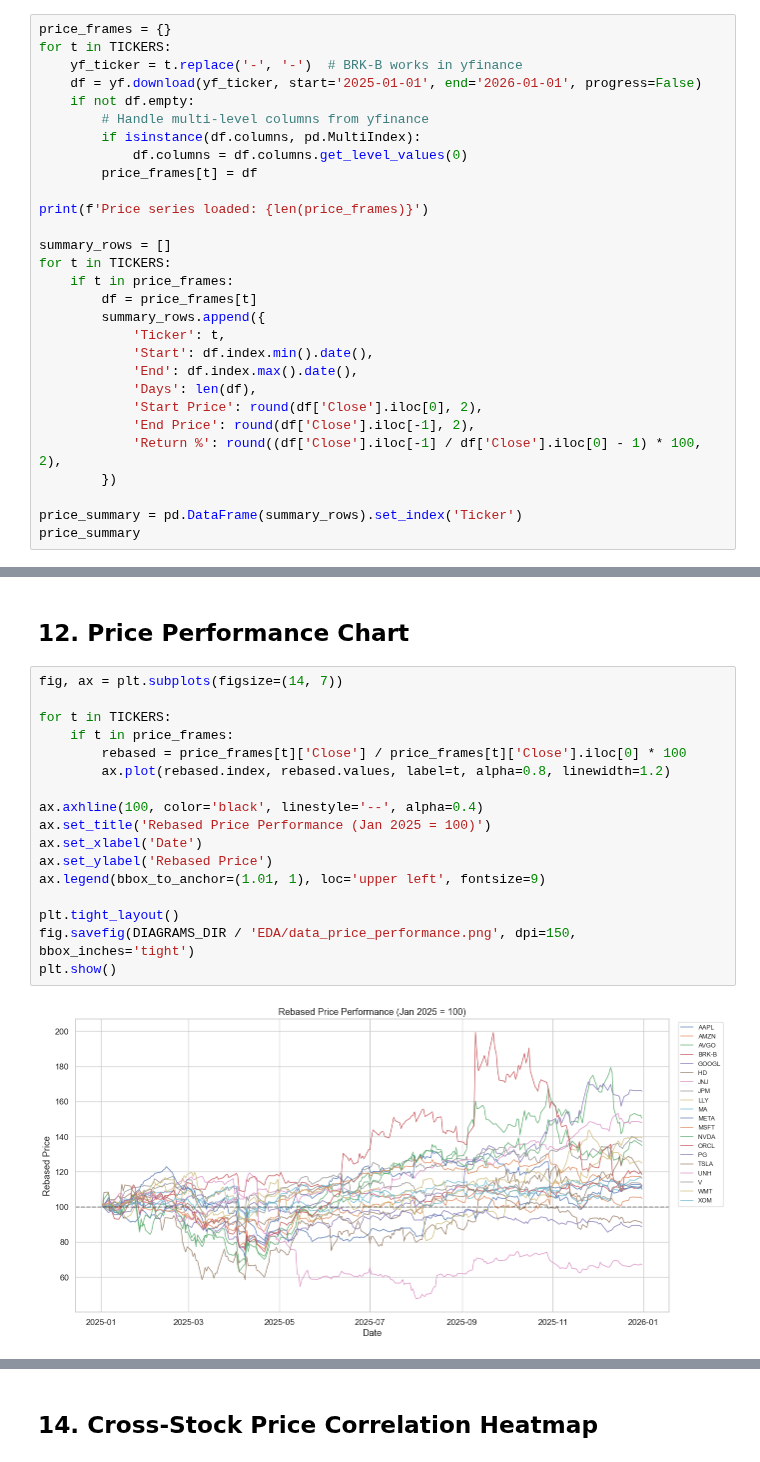
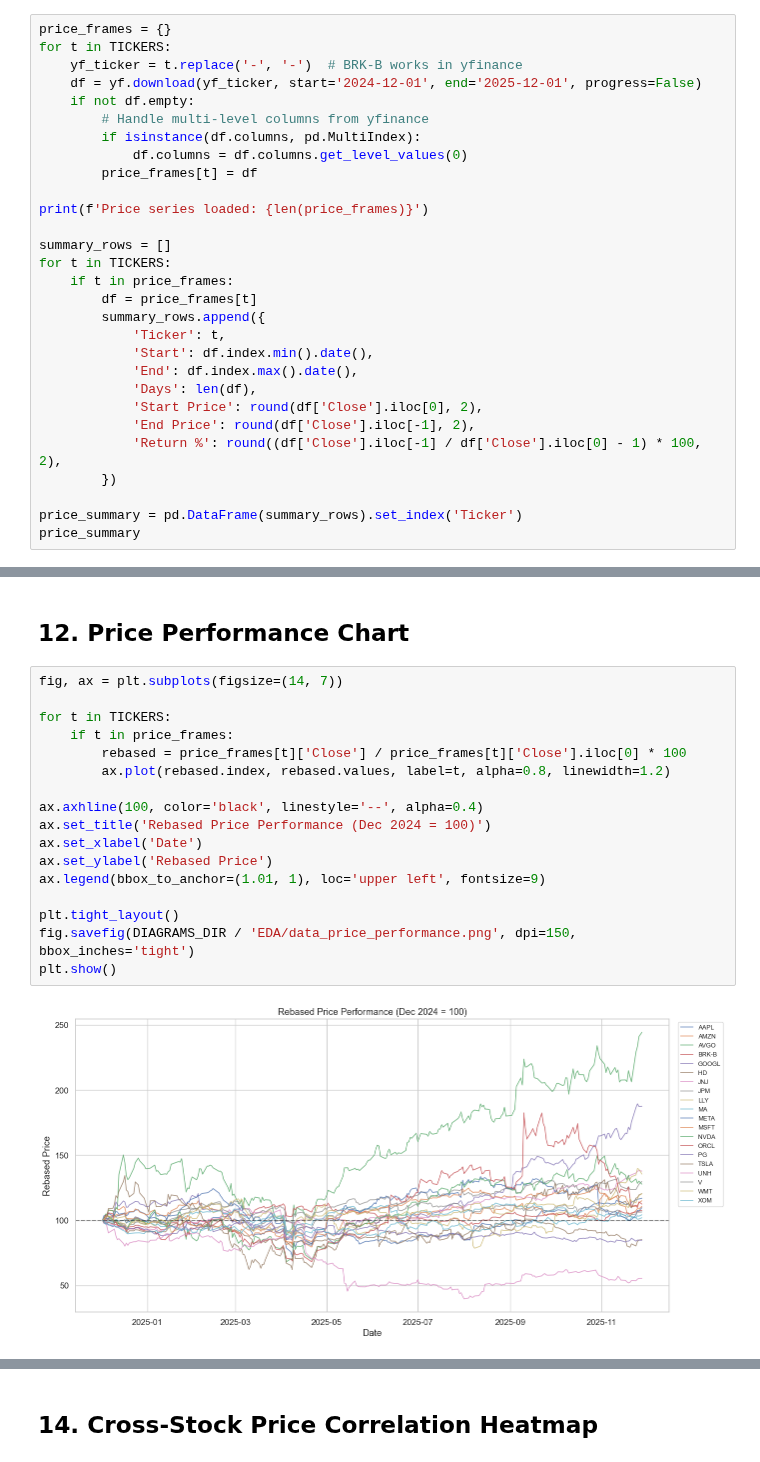
Before and after one commit to AlasteirHo/Adaptive-Multi-Factor-Fusion-Portfolio-Optimisation, a Jupyter notebook: EDA/dataset_eda.ipynb, the cells around one changed output, grey strips where cells are left out. Cells and saved outputs as stored; diff of their text form.

```diff
--- a/EDA/dataset_eda.ipynb
+++ b/EDA/dataset_eda.ipynb
@@ -768,7 +768,7 @@ NEWS SESSION ASSIGNMENT
 price_frames = {}
 for t in TICKERS:
     yf_ticker = t.replace('-', '-')  # BRK-B works in yfinance
-    df = yf.download(yf_ticker, start='2025-01-01', end='2026-01-01', progress=False)
+    df = yf.download(yf_ticker, start='2024-12-01', end='2025-12-01', progress=False)
     if not df.empty:
         # Handle multi-level columns from yfinance
         if isinstance(df.columns, pd.MultiIndex):
@@ -818,20 +818,20 @@ Price series loaded: 20
 # %%
 fig, ax = plt.subplots(figsize=(14, 7))
 
 for t in TICKERS:
     if t in price_frames:
         rebased = price_frames[t]['Close'] / price_frames[t]['Close'].iloc[0] * 100
         ax.plot(rebased.index, rebased.values, label=t, alpha=0.8, linewidth=1.2)
 
 ax.axhline(100, color='black', linestyle='--', alpha=0.4)
-ax.set_title('Rebased Price Performance (Jan 2025 = 100)')
+ax.set_title('Rebased Price Performance (Dec 2024 = 100)')
 ax.set_xlabel('Date')
 ax.set_ylabel('Rebased Price')
 ax.legend(bbox_to_anchor=(1.01, 1), loc='upper left', fontsize=9)
 
 plt.tight_layout()
 fig.savefig(DIAGRAMS_DIR / 'EDA/data_price_performance.png', dpi=150, bbox_inches='tight')
 plt.show()
 # %% [output]
-[figure, old version]
+[figure, new version]
 # %% [markdown]
```
Also changed, not shown: parts of 7 cells of this notebook, 14 other files.
